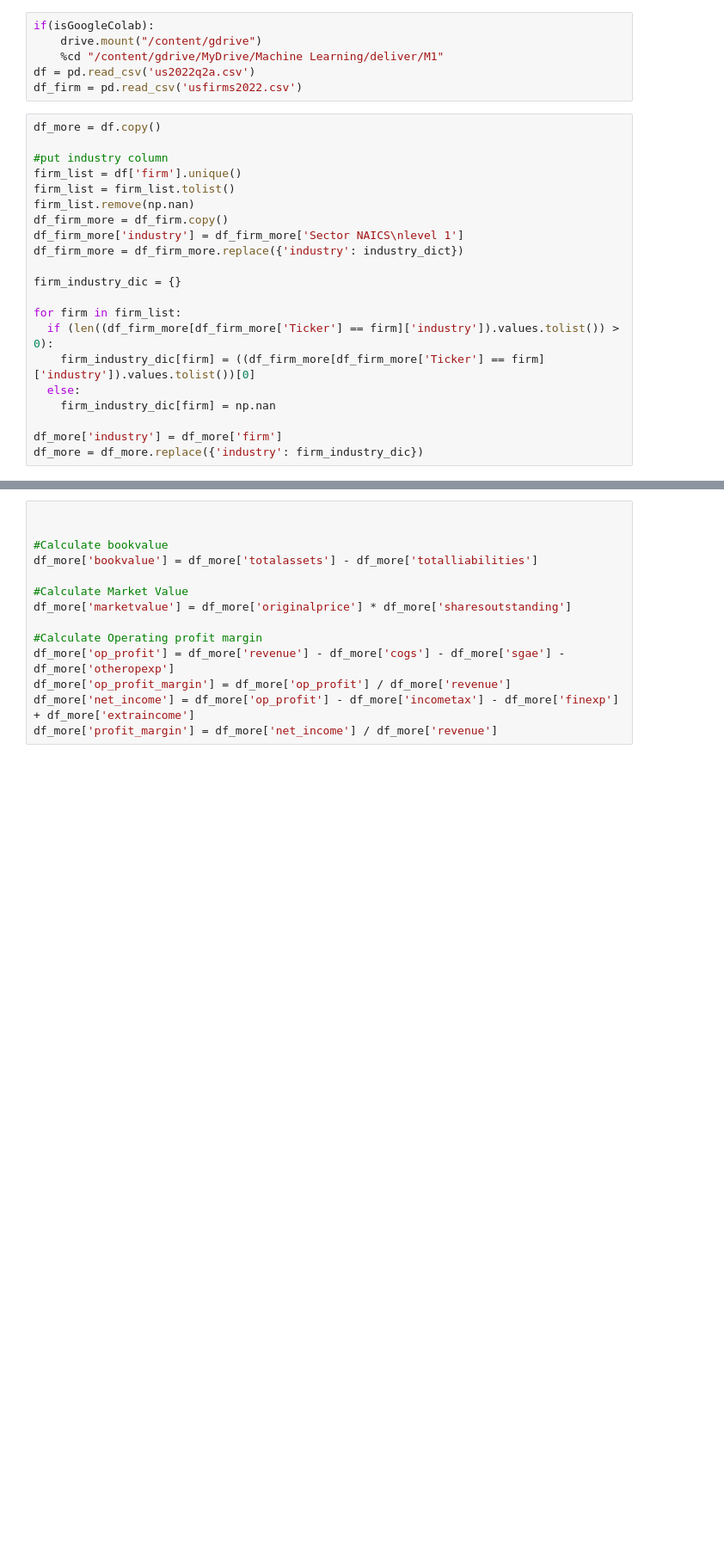
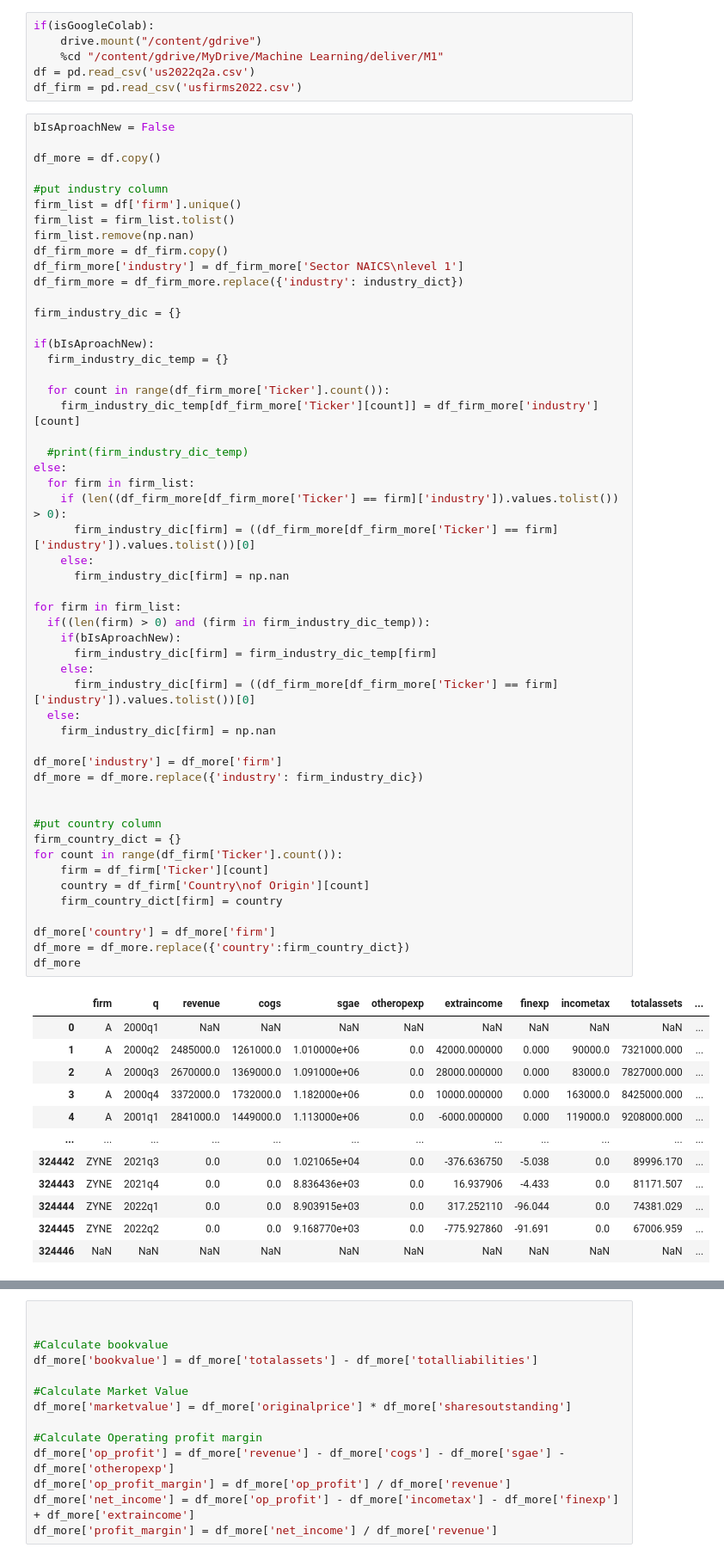
Before and after one commit to A01706648/TC3006C_Deliver, a Jupyter notebook: m1/M1_Delivery.ipynb, the cells around one changed output, grey strips where cells are left out. Shown at 86% size. Drawn from its saved outputs; the diff is of its cells as text; blank space fills up the shorter version.

```diff
--- a/m1/M1_Delivery.ipynb
+++ b/m1/M1_Delivery.ipynb
@@ -61,23 +61,67 @@ if(isGoogleColab):
 df = pd.read_csv('us2022q2a.csv')
 df_firm = pd.read_csv('usfirms2022.csv')
 # %%
+bIsAproachNew = False
+
 df_more = df.copy()
 
 #put industry column
 firm_list = df['firm'].unique()
 firm_list = firm_list.tolist()
 firm_list.remove(np.nan)
 df_firm_more = df_firm.copy()
 df_firm_more['industry'] = df_firm_more['Sector NAICS\nlevel 1']
 df_firm_more = df_firm_more.replace({'industry': industry_dict})
 
 firm_industry_dic = {}
 
+if(bIsAproachNew):
+  firm_industry_dic_temp = {}
+
+  for count in range(df_firm_more['Ticker'].count()):
+    firm_industry_dic_temp[df_firm_more['Ticker'][count]] = df_firm_more['industry'][count]
+
+  #print(firm_industry_dic_temp)
+else:
+  for firm in firm_list:
+    if (len((df_firm_more[df_firm_more['Ticker'] == firm]['industry']).values.tolist()) > 0):
+      firm_industry_dic[firm] = ((df_firm_more[df_firm_more['Ticker'] == firm]['industry']).values.tolist())[0]
+    else:
+      firm_industry_dic[firm] = np.nan
+
 for firm in firm_list:
-  if (len((df_firm_more[df_firm_more['Ticker'] == firm]['industry']).values.tolist()) > 0):
-    firm_industry_dic[firm] = ((df_firm_more[df_firm_more['Ticker'] == firm]['industry']).values.tolist())[0]
+  if((len(firm) > 0) and (firm in firm_industry_dic_temp)):
+    if(bIsAproachNew):
+      firm_industry_dic[firm] = firm_industry_dic_temp[firm]
+    else:
+      firm_industry_dic[firm] = ((df_firm_more[df_firm_more['Ticker'] == firm]['industry']).values.tolist())[0]
   else:
     firm_industry_dic[firm] = np.nan
 
 df_more['industry'] = df_more['firm']
 df_more = df_more.replace({'industry': firm_industry_dic})
+
+
+#put country column
+firm_country_dict = {}
+for count in range(df_firm['Ticker'].count()):
+    firm = df_firm['Ticker'][count]
+    country = df_firm['Country\nof Origin'][count]
+    firm_country_dict[firm] = country
+
+df_more['country'] = df_more['firm']
+df_more = df_more.replace({'country':firm_country_dict})
+df_more
+# %% [output]
+|  | firm | q | revenue | cogs | sgae | otheropexp | extraincome | finexp | incometax | totalassets | ... |
+| 0 | A | 2000q1 | NaN | NaN | NaN | NaN | NaN | NaN | NaN | NaN | ... |
+| 1 | A | 2000q2 | 2485000.0 | 1261000.0 | 1.010000e+06 | 0.0 | 42000.000000 | 0.000 | 90000.0 | 7321000.000 | ... |
+| 2 | A | 2000q3 | 2670000.0 | 1369000.0 | 1.091000e+06 | 0.0 | 28000.000000 | 0.000 | 83000.0 | 7827000.000 | ... |
+| 3 | A | 2000q4 | 3372000.0 | 1732000.0 | 1.182000e+06 | 0.0 | 10000.000000 | 0.000 | 163000.0 | 8425000.000 | ... |
+| 4 | A | 2001q1 | 2841000.0 | 1449000.0 | 1.113000e+06 | 0.0 | -6000.000000 | 0.000 | 119000.0 | 9208000.000 | ... |
+| ... | ... | ... | ... | ... | ... | ... | ... | ... | ... | ... | ... |
+| 324442 | ZYNE | 2021q3 | 0.0 | 0.0 | 1.021065e+04 | 0.0 | -376.636750 | -5.038 | 0.0 | 89996.170 | ... |
+| 324443 | ZYNE | 2021q4 | 0.0 | 0.0 | 8.836436e+03 | 0.0 | 16.937906 | -4.433 | 0.0 | 81171.507 | ... |
+| 324444 | ZYNE | 2022q1 | 0.0 | 0.0 | 8.903915e+03 | 0.0 | 317.252110 | -96.044 | 0.0 | 74381.029 | ... |
+| 324445 | ZYNE | 2022q2 | 0.0 | 0.0 | 9.168770e+03 | 0.0 | -775.927860 | -91.691 | 0.0 | 67006.959 | ... |
+| 324446 | NaN | NaN | NaN | NaN | NaN | NaN | NaN | NaN | NaN | NaN | ... |
```
Also changed, not shown: parts of 18 cells of this notebook.
